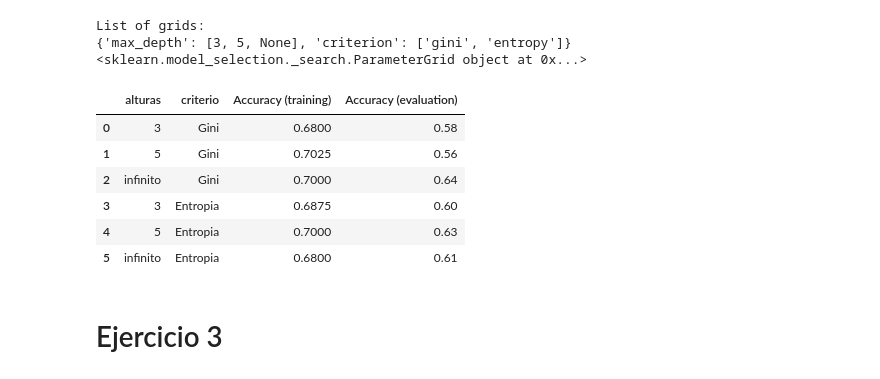
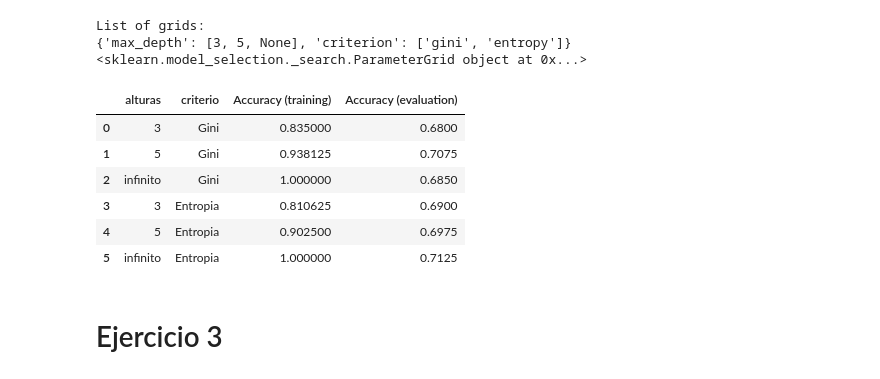
Before and after one commit to AzulBarr/Aprendizaje-Automatico, a Jupyter notebook: TPs/05_intermedia.ipynb, the cells around one changed output. Cells and saved outputs as stored; diff of their text form; code cells hidden in the pictures.

```diff
--- a/TPs/05_intermedia.ipynb
+++ b/TPs/05_intermedia.ipynb
@@ -405,31 +388,30 @@ List of grids:
 # %%
 accuracy_X_train = []
 accuracy_X_eval = []
 
 for parameters in grid:
 
-  y_pred, y_pred_proba, score_fold_ac, score_fold_aucroc, score_fold_aucprc = k_fold_cross_validation(X_train,y_train,5,parameters)
-  y_pred_eval, y_pred_proba_eval, score_fold_ac_eval, score_fold_aucroc_eval, score_fold_aucprc_eval = k_fold_cross_validation(X_test,y_test,5,parameters)
-  accuracy_X_train.append(np.mean(score_fold_ac))
-  accuracy_X_eval.append(np.mean(score_fold_ac_eval))
+  y_pred, y_pred_proba, score_fold_ac, score_fold_aucroc, score_fold_aucprc, score_fold_ac_train, score_fold_aucroc_train, score_fold_aucprc_train = k_fold_cross_validation(X_train,y_train,5,parameters)
+  accuracy_X_train.append(np.mean(score_fold_ac_train))
+  accuracy_X_eval.append(np.mean(score_fold_ac))
 
 
 alturas = [3,5,"infinito",3,5,"infinito"]
 criterio = ["Gini","Gini","Gini","Entropia","Entropia","Entropia"]
 
 datos = {"alturas" : alturas, "criterio" : criterio,"Accuracy (training)" : accuracy_X_train,"Accuracy (evaluation)" : accuracy_X_eval}
 
 data_frame_k_fold = pd.DataFrame(datos)
 
 data_frame_k_fold
 # %% [output]
 |  | alturas | criterio | Accuracy (training) | Accuracy (evaluation) |
-| 0 | 3 | Gini | 0.6800 | 0.58 |
-| 1 | 5 | Gini | 0.7025 | 0.56 |
-| 2 | infinito | Gini | 0.7000 | 0.64 |
-| 3 | 3 | Entropia | 0.6875 | 0.60 |
-| 4 | 5 | Entropia | 0.7000 | 0.63 |
-| 5 | infinito | Entropia | 0.6800 | 0.61 |
+| 0 | 3 | Gini | 0.835000 | 0.6800 |
+| 1 | 5 | Gini | 0.938125 | 0.7075 |
+| 2 | infinito | Gini | 1.000000 | 0.6850 |
+| 3 | 3 | Entropia | 0.810625 | 0.6900 |
+| 4 | 5 | Entropia | 0.902500 | 0.6975 |
+| 5 | infinito | Entropia | 1.000000 | 0.7125 |
 # %% [markdown]
 # Ejercicio 3
 # %% [markdown]
```
Also changed, not shown: parts of 1 cell of this notebook.
